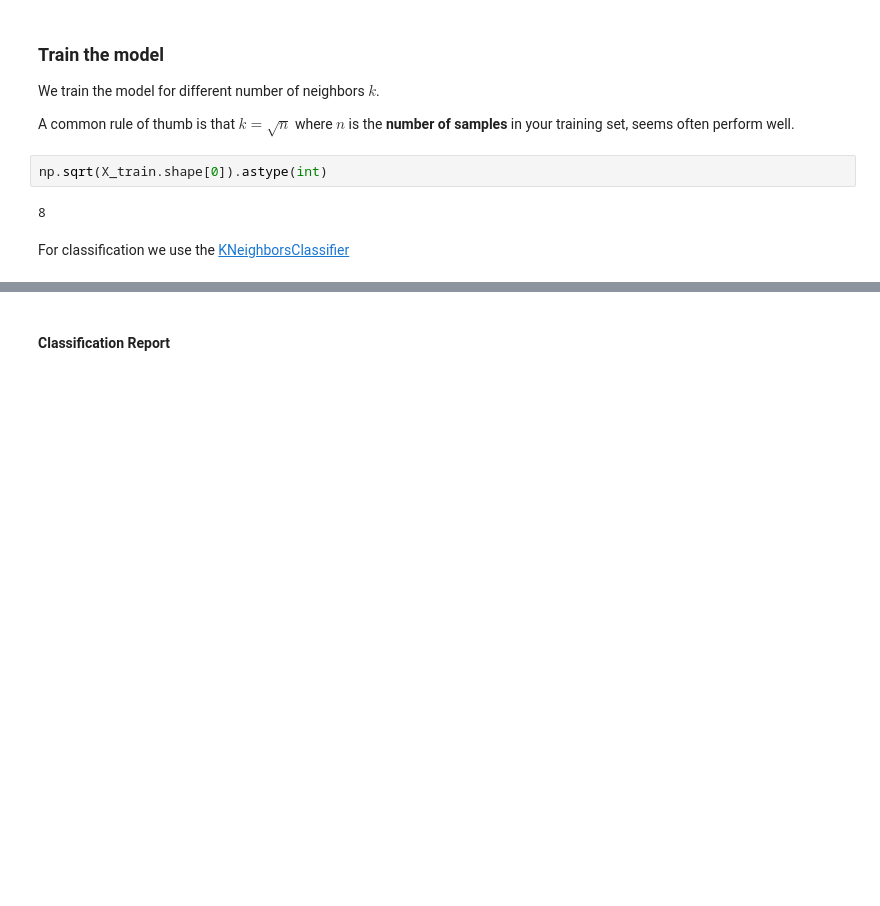
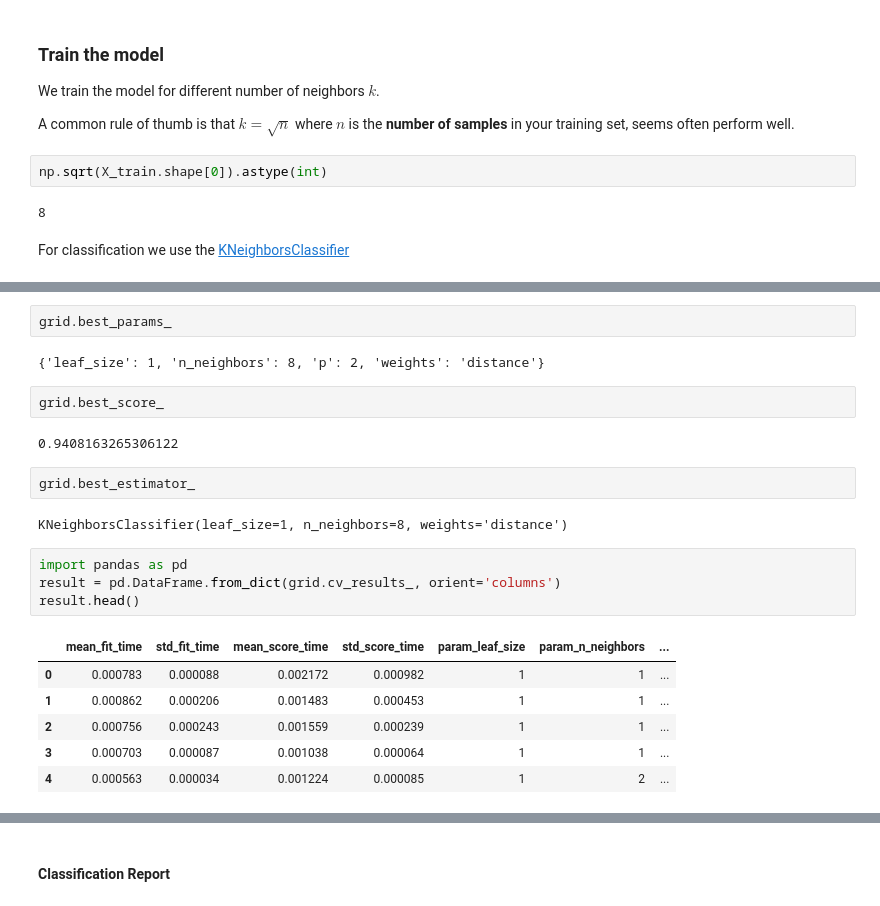
Before and after one commit to thomd/deep-learning-notes, a Jupyter notebook: knn-classifier.ipynb, the cells around one changed output, grey strips where cells are left out. Saved outputs shown, nothing was run; the diff lists cells and outputs as text; blank space fills up the shorter version.

```diff
--- a/knn-classifier.ipynb
+++ b/knn-classifier.ipynb
@@ -121,0 +152,23 @@ predictions = model.predict(X_test)
+# %%
+grid.best_params_
+# %% [output]
+{'leaf_size': 1, 'n_neighbors': 8, 'p': 2, 'weights': 'distance'}
+# %%
+grid.best_score_
+# %% [output]
+0.9408163265306122
+# %%
+grid.best_estimator_
+# %% [output]
+KNeighborsClassifier(leaf_size=1, n_neighbors=8, weights='distance')
+# %%
+import pandas as pd
+result = pd.DataFrame.from_dict(grid.cv_results_, orient='columns')
+result.head()
+# %% [output]
+|  | mean_fit_time | std_fit_time | mean_score_time | std_score_time | param_leaf_size | param_n_neighbors | ... |
+| 0 | 0.000783 | 0.000088 | 0.002172 | 0.000982 | 1 | 1 | ... |
+| 1 | 0.000862 | 0.000206 | 0.001483 | 0.000453 | 1 | 1 | ... |
+| 2 | 0.000756 | 0.000243 | 0.001559 | 0.000239 | 1 | 1 | ... |
+| 3 | 0.000703 | 0.000087 | 0.001038 | 0.000064 | 1 | 1 | ... |
+| 4 | 0.000563 | 0.000034 | 0.001224 | 0.000085 | 1 | 2 | ... |
```
Also changed, not shown: parts of 13 cells of this notebook.
